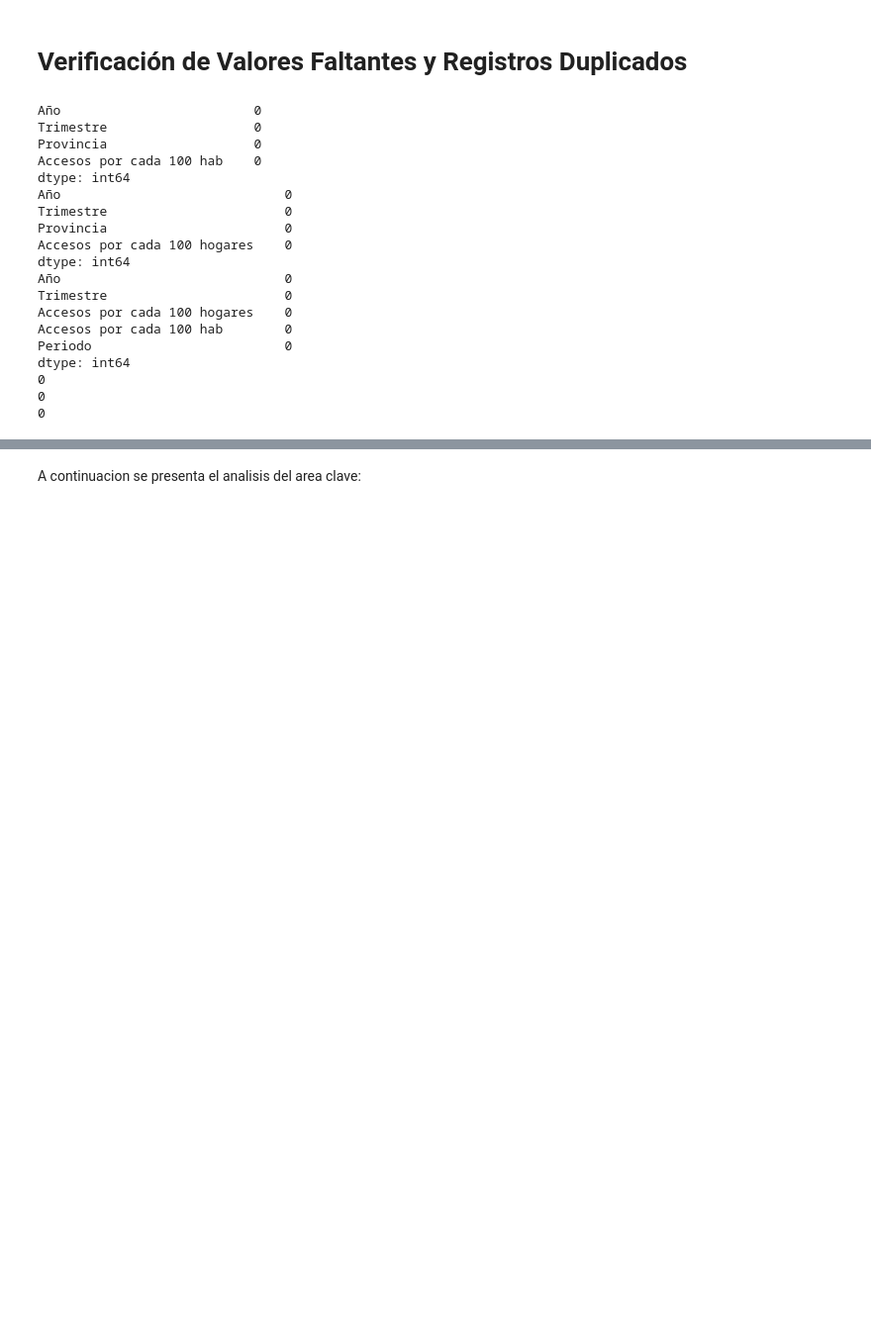
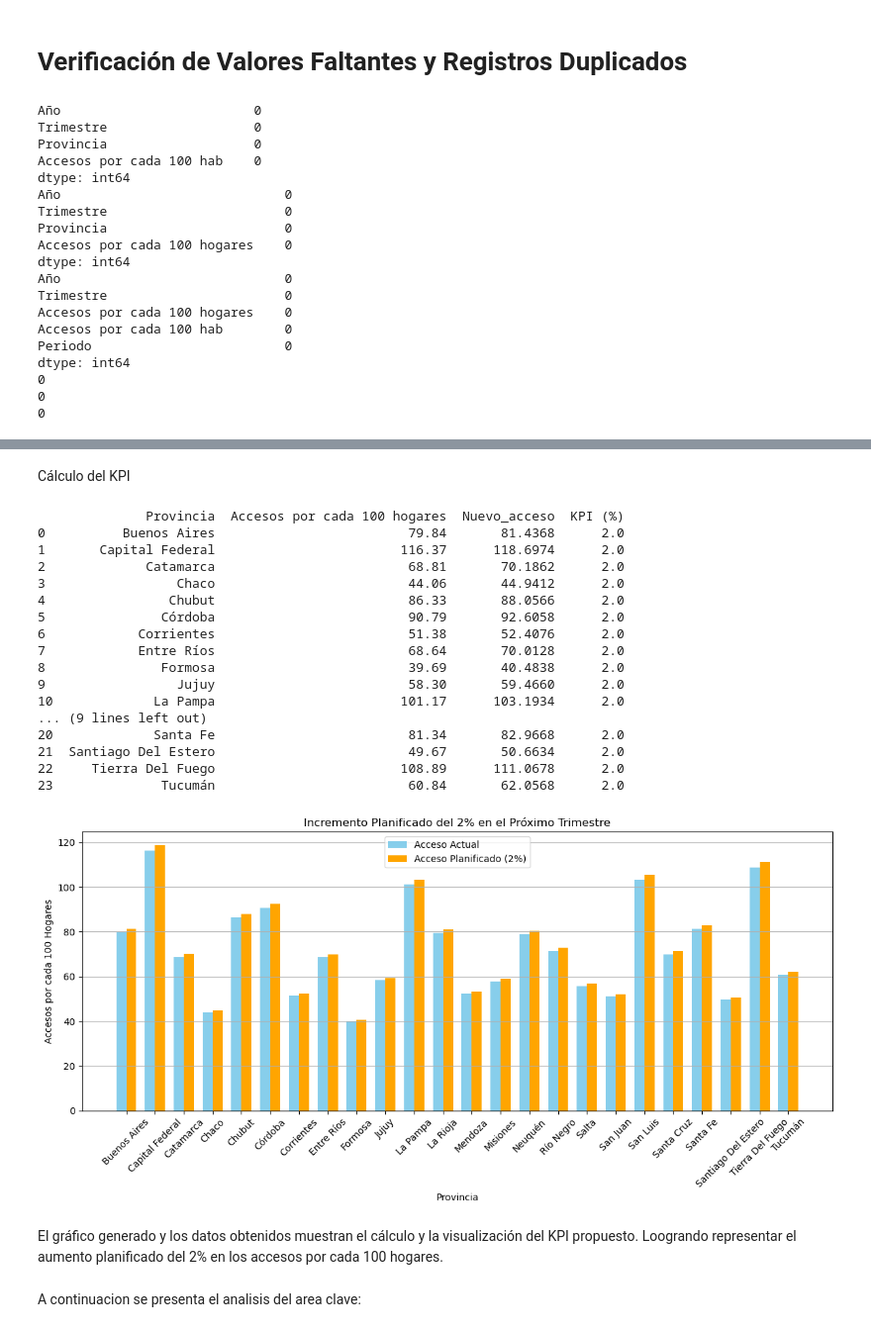
Before and after one commit to carladanie11/DataScienceProyecto2, a Jupyter notebook: notebooks/eda.ipynb, the cells around one changed output, grey strips where cells are left out. Shown at 99% size. Saved outputs shown, nothing was run; the diff lists cells and outputs as text; code cells hidden in the pictures; blank space fills up the shorter version.

```diff
--- a/notebooks/eda.ipynb
+++ b/notebooks/eda.ipynb
@@ -363,3 +411,64 @@ dtype: int64
+# %% [markdown]
+Cálculo del KPI
+# %%
+import pandas as pd
+import matplotlib.pyplot as plt
+import numpy as np
+
+# Cargar los datos
+penetracion_hogares = pd.read_csv("Penetracion_hogares_limpio.csv")
+
+# Filtrar datos más recientes (año 2024, trimestre 2)
+acceso_actual = penetracion_hogares[penetracion_hogares['Año'] == 2024]
+acceso_actual = acceso_actual[acceso_actual['Trimestre'] == 2]
+
+# Calcular nuevo acceso y KPI
+acceso_actual['Nuevo_acceso'] = acceso_actual['Accesos por cada 100 hogares'] * 1.02
+acceso_actual['KPI (%)'] = (
+    (acceso_actual['Nuevo_acceso'] - acceso_actual['Accesos por cada 100 hogares']) /
+    acceso_actual['Accesos por cada 100 hogares']
+) * 100
+
+# Mostrar los resultados
+print(acceso_actual[['Provincia', 'Accesos por cada 100 hogares', 'Nuevo_acceso', 'KPI (%)']])
+
+# Graficar los resultados
+x = np.arange(len(acceso_actual['Provincia']))
+width = 0.35
+
+plt.figure(figsize=(12, 6))
+plt.bar(x - width/2, acceso_actual['Accesos por cada 100 hogares'], width, label='Acceso Actual', color='skyblue')
+plt.bar(x + width/2, acceso_actual['Nuevo_acceso'], width, label='Acceso Planificado (2%)', color='orange')
+
+plt.xticks(x, acceso_actual['Provincia'], rotation=45)
+plt.xlabel('Provincia')
+plt.ylabel('Accesos por cada 100 Hogares')
+plt.title('Incremento Planificado del 2% en el Próximo Trimestre')
+plt.legend()
+plt.grid(axis='y')
+plt.tight_layout()
+plt.show()
+# %% [output]
+              Provincia  Accesos por cada 100 hogares  Nuevo_acceso  KPI (%)
+0          Buenos Aires                         79.84       81.4368      2.0
+1       Capital Federal                        116.37      118.6974      2.0
+2             Catamarca                         68.81       70.1862      2.0
+3                 Chaco                         44.06       44.9412      2.0
+4                Chubut                         86.33       88.0566      2.0
+5               Córdoba                         90.79       92.6058      2.0
+6            Corrientes                         51.38       52.4076      2.0
+7            Entre Ríos                         68.64       70.0128      2.0
+8               Formosa                         39.69       40.4838      2.0
+9                 Jujuy                         58.30       59.4660      2.0
+10             La Pampa                        101.17      103.1934      2.0
+... (9 lines left out)
+20             Santa Fe                         81.34       82.9668      2.0
+21  Santiago Del Estero                         49.67       50.6634      2.0
+22     Tierra Del Fuego                        108.89      111.0678      2.0
+23              Tucumán                         60.84       62.0568      2.0
+[figure, added]
+# %% [markdown]
+El gráfico generado y los datos obtenidos muestran el cálculo y la visualización del KPI propuesto. Loogrando representar el aumento planificado del 2% en los accesos por cada 100 hogares.
 # %% [markdown]
 A continuacion se presenta el analisis del area clave:
 # %% [markdown]
```
Also changed, not shown: parts of 36 cells of this notebook, 2 other files.
